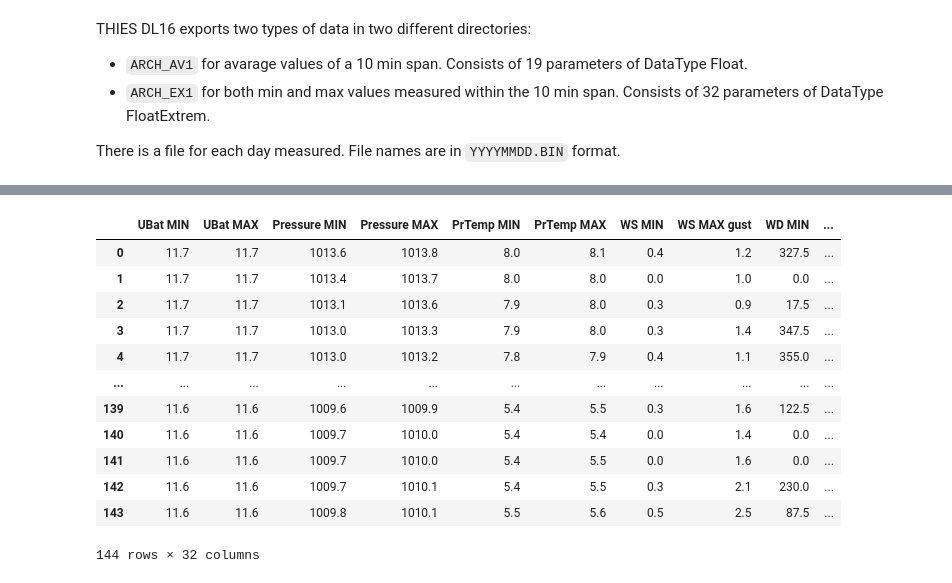
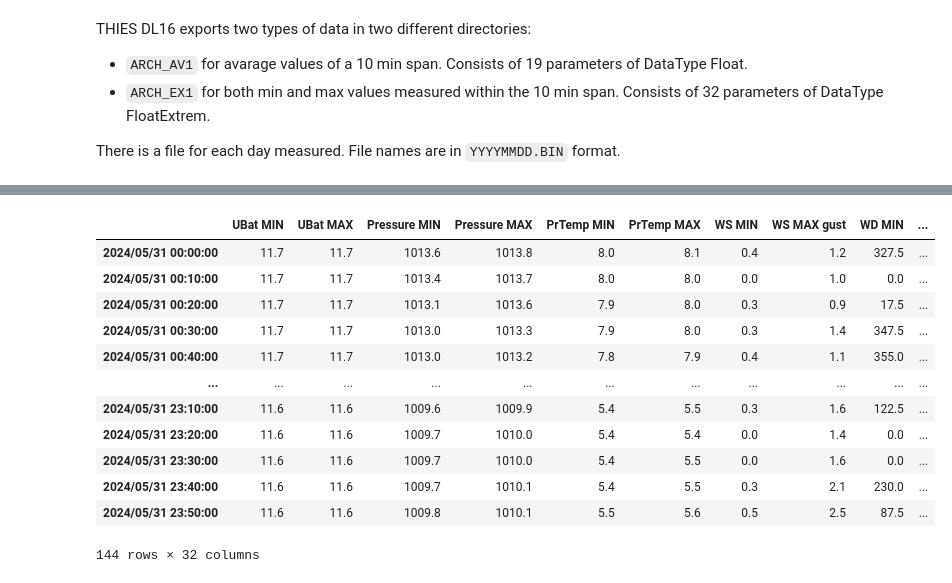
Before and after one commit to raxlab/thies-bin-processor, a Jupyter notebook: bin2txt.ipynb, the cells around one changed output, grey strips where cells are left out. Saved outputs shown, nothing was run; the diff lists cells and outputs as text; code cells hidden in the pictures.

```diff
--- a/bin2txt.ipynb
+++ b/bin2txt.ipynb
@@ -92,3 +37,0 @@ print(f'{size} bytes in {rows} rows')
-# %%
-# Makes array with 144 rows of 95 bytes each
-byterows = [binfile[i*AV_ROW_SIZE + OFFSET : (i+1)*AV_ROW_SIZE ] for i in range(0, rows)]
@@ -147,7 +37,0 @@ data_df
-# %%
-with open(path_bin_ex, "rb") as bin_file:
-    binfile = bin_file.read()
-
-size = len(binfile)
-rows = size // EX_ROW_SIZE
-print(f'{size} bytes in {rows} rows')
@@ -156,27 +37,0 @@ print(f'{size} bytes in {rows} rows')
-# %%
-byterows = [binfile[i*EX_ROW_SIZE + OFFSET : (i+1)*EX_ROW_SIZE] for i in range(0, rows)]
-
-data_arr = np.zeros((rows,EX_DESC_SIZE))
-status_arr = np.zeros((rows,EX_DESC_SIZE))
-dates_arr = np.empty((rows,EX_DESC_SIZE), dtype=object)
-
-for i, row in enumerate(byterows):
-    for j in range(EX_DESC_SIZE):
-        # Status = byte 1
-        status = row[j*9]
-        status_arr[i, j] = status
-
-        # Value = bytes 2-5, float
-        value = struct.unpack('<f', row[j*9 + 1 : j*9 + 5])[0]
-        data_arr[i, j] = round(value,1)
-
-        # Datetime = bytes 6-9
-        datetime = bytes2datetime(row[j*9 + 5 : j*9 + 9], full_date=False)
-        dates_arr[i, j] = datetime
-data_df_ex = pd.DataFrame(data_arr)
-status_df_ex = pd.DataFrame(status_arr)
-dates_df_ex = pd.DataFrame(dates_arr)
-
-data_df_ex = data_df_ex.rename(columns={i: descfile_ex[i+1]['name'] for i in range(EX_DESC_SIZE)})
-status_df_ex = status_df_ex.rename(columns={i: descfile_ex[i+1]['name'] for i in range(EX_DESC_SIZE)})
-dates_df_ex = dates_df_ex.rename(columns={i: descfile_ex[i+1]['name'] for i in range(EX_DESC_SIZE)})
@@ -354,17 +193,17 @@ data1
 # %%
 data2 = THIESData(path_bin_ex, path_ini_ex, 'ex')
-data2
+data2.dataDF
 # %% [output]
 |  | UBat MIN | UBat MAX | Pressure MIN | Pressure MAX | PrTemp MIN | PrTemp MAX | WS MIN | WS MAX gust | WD MIN | ... |
-| 0 | 11.7 | 11.7 | 1013.6 | 1013.8 | 8.0 | 8.1 | 0.4 | 1.2 | 327.5 | ... |
-| 1 | 11.7 | 11.7 | 1013.4 | 1013.7 | 8.0 | 8.0 | 0.0 | 1.0 | 0.0 | ... |
-| 2 | 11.7 | 11.7 | 1013.1 | 1013.6 | 7.9 | 8.0 | 0.3 | 0.9 | 17.5 | ... |
-| 3 | 11.7 | 11.7 | 1013.0 | 1013.3 | 7.9 | 8.0 | 0.3 | 1.4 | 347.5 | ... |
-| 4 | 11.7 | 11.7 | 1013.0 | 1013.2 | 7.8 | 7.9 | 0.4 | 1.1 | 355.0 | ... |
+| 2024/05/31 00:00:00 | 11.7 | 11.7 | 1013.6 | 1013.8 | 8.0 | 8.1 | 0.4 | 1.2 | 327.5 | ... |
+| 2024/05/31 00:10:00 | 11.7 | 11.7 | 1013.4 | 1013.7 | 8.0 | 8.0 | 0.0 | 1.0 | 0.0 | ... |
+| 2024/05/31 00:20:00 | 11.7 | 11.7 | 1013.1 | 1013.6 | 7.9 | 8.0 | 0.3 | 0.9 | 17.5 | ... |
+| 2024/05/31 00:30:00 | 11.7 | 11.7 | 1013.0 | 1013.3 | 7.9 | 8.0 | 0.3 | 1.4 | 347.5 | ... |
+| 2024/05/31 00:40:00 | 11.7 | 11.7 | 1013.0 | 1013.2 | 7.8 | 7.9 | 0.4 | 1.1 | 355.0 | ... |
 | ... | ... | ... | ... | ... | ... | ... | ... | ... | ... | ... |
-| 139 | 11.6 | 11.6 | 1009.6 | 1009.9 | 5.4 | 5.5 | 0.3 | 1.6 | 122.5 | ... |
-| 140 | 11.6 | 11.6 | 1009.7 | 1010.0 | 5.4 | 5.4 | 0.0 | 1.4 | 0.0 | ... |
-| 141 | 11.6 | 11.6 | 1009.7 | 1010.0 | 5.4 | 5.5 | 0.0 | 1.6 | 0.0 | ... |
-| 142 | 11.6 | 11.6 | 1009.7 | 1010.1 | 5.4 | 5.5 | 0.3 | 2.1 | 230.0 | ... |
-| 143 | 11.6 | 11.6 | 1009.8 | 1010.1 | 5.5 | 5.6 | 0.5 | 2.5 | 87.5 | ... |
+| 2024/05/31 23:10:00 | 11.6 | 11.6 | 1009.6 | 1009.9 | 5.4 | 5.5 | 0.3 | 1.6 | 122.5 | ... |
+| 2024/05/31 23:20:00 | 11.6 | 11.6 | 1009.7 | 1010.0 | 5.4 | 5.4 | 0.0 | 1.4 | 0.0 | ... |
+| 2024/05/31 23:30:00 | 11.6 | 11.6 | 1009.7 | 1010.0 | 5.4 | 5.5 | 0.0 | 1.6 | 0.0 | ... |
+| 2024/05/31 23:40:00 | 11.6 | 11.6 | 1009.7 | 1010.1 | 5.4 | 5.5 | 0.3 | 2.1 | 230.0 | ... |
+| 2024/05/31 23:50:00 | 11.6 | 11.6 | 1009.8 | 1010.1 | 5.5 | 5.6 | 0.5 | 2.5 | 87.5 | ... |
 144 rows × 32 columns
```
Also changed, not shown: parts of 20 cells of this notebook.
